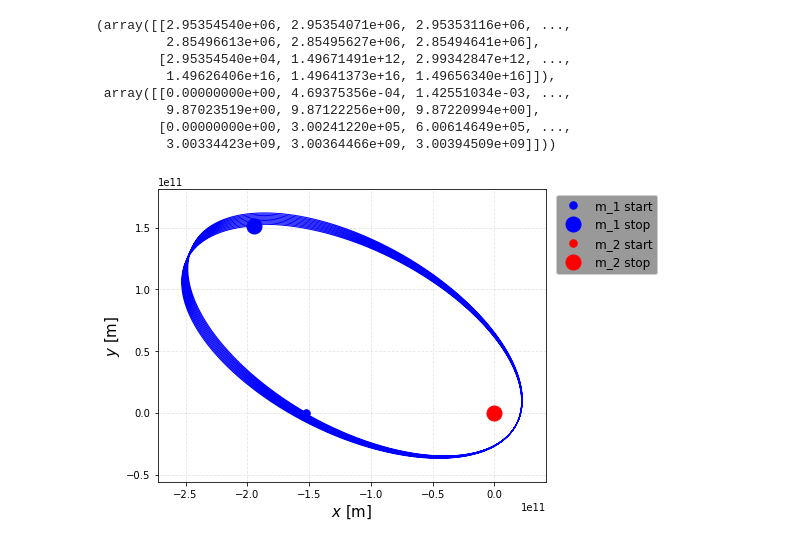
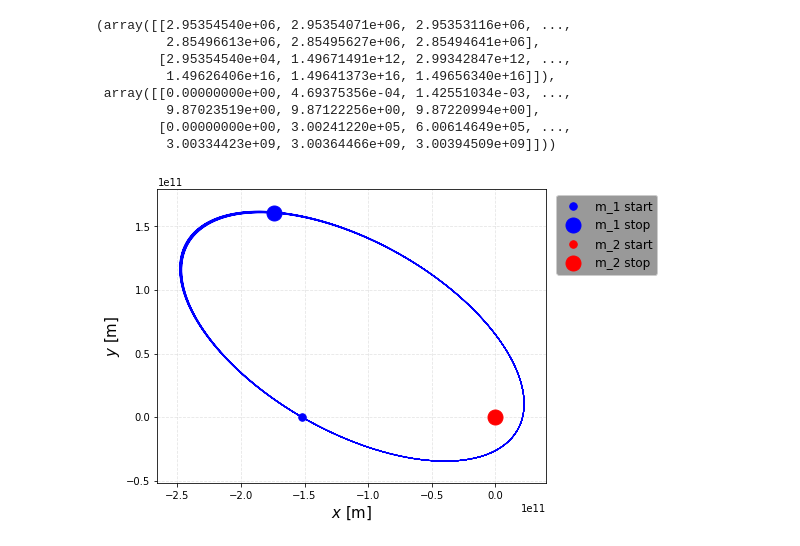
Before and after one commit to carlivas/Binary-Black-Hole-Orbitals, a Jupyter notebook: 04 POST MINKOWSKIAN EXPANSION/test higher order symplectic.ipynb, the cells around one changed output. Drawn from its saved outputs; the diff is of its cells as text; code cells hidden in the pictures.

```diff
--- a/04 POST MINKOWSKIAN EXPANSION/test higher order symplectic.ipynb
+++ b/04 POST MINKOWSKIAN EXPANSION/test higher order symplectic.ipynb
@@ -95,35 +95,35 @@ M_sun = const.M_sun.value
 M_earth = const.M_earth.value
 
 δ = np.math.pow(2.0, 1.0/3.0)
 ruth4 = np.array([[0.5, 0.5*(1.0-δ), 0.5*(1.0-δ), 0.5],
                   [0.0,         1.0,          -δ, 1.0]]) / (2.0 - δ)
 ruth3 = np.array([[2.0/3.0, -2.0/3.0, 1.0], [7.0/24.0, 0.75, -1.0/24.0]])
 leap2 = np.array([[0.5, 0.5], [0.0, 1.0]])
 
 
 
 m_1 = M_earth
 m_2 = M_sun
 
 R_S = 2*(m_1 + m_2)*G/c**2
 
 x_1 = np.array([-152.100e9, 0.])
 x_2 = np.array([0.,   0.])
 v_1 = rotate(np.array([0.,   29.29e3]),np.pi/3)
 v_2 = np.array([0.,    0])
 s = x_1, x_2, v_1, v_2, m_1, m_2
 
 
 t_max = 1e9/3
 res = 1e4
 dt = t_max/res
 
 
-pos1, pos2, pos_CM = symplectic_integrate(s, t_max = t_max, dt = dt, coeffs=leap2)
+pos1, pos2, pos_CM = symplectic_integrate(s, t_max = t_max, dt = dt, coeffs=ruth4)
 
 orbPlotter(pos1, pos2, pos_CM)
 # %% [output]
-[figure, old version]
+[figure, new version]
 # %%
 x_1 = np.array([-152.100e9, 0.])
 x_2 = np.array([0.,   0.])
```
Also changed, not shown: 4 other files.
